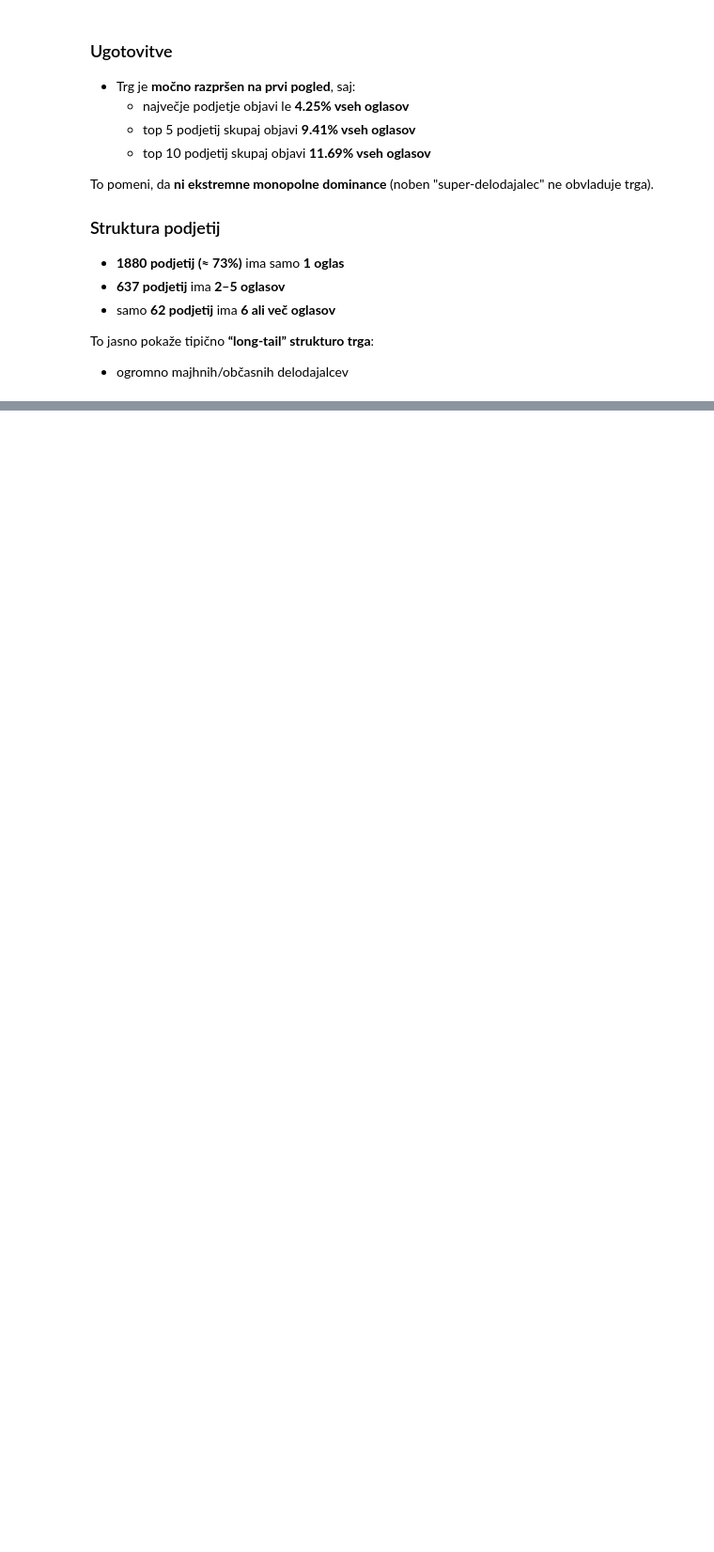
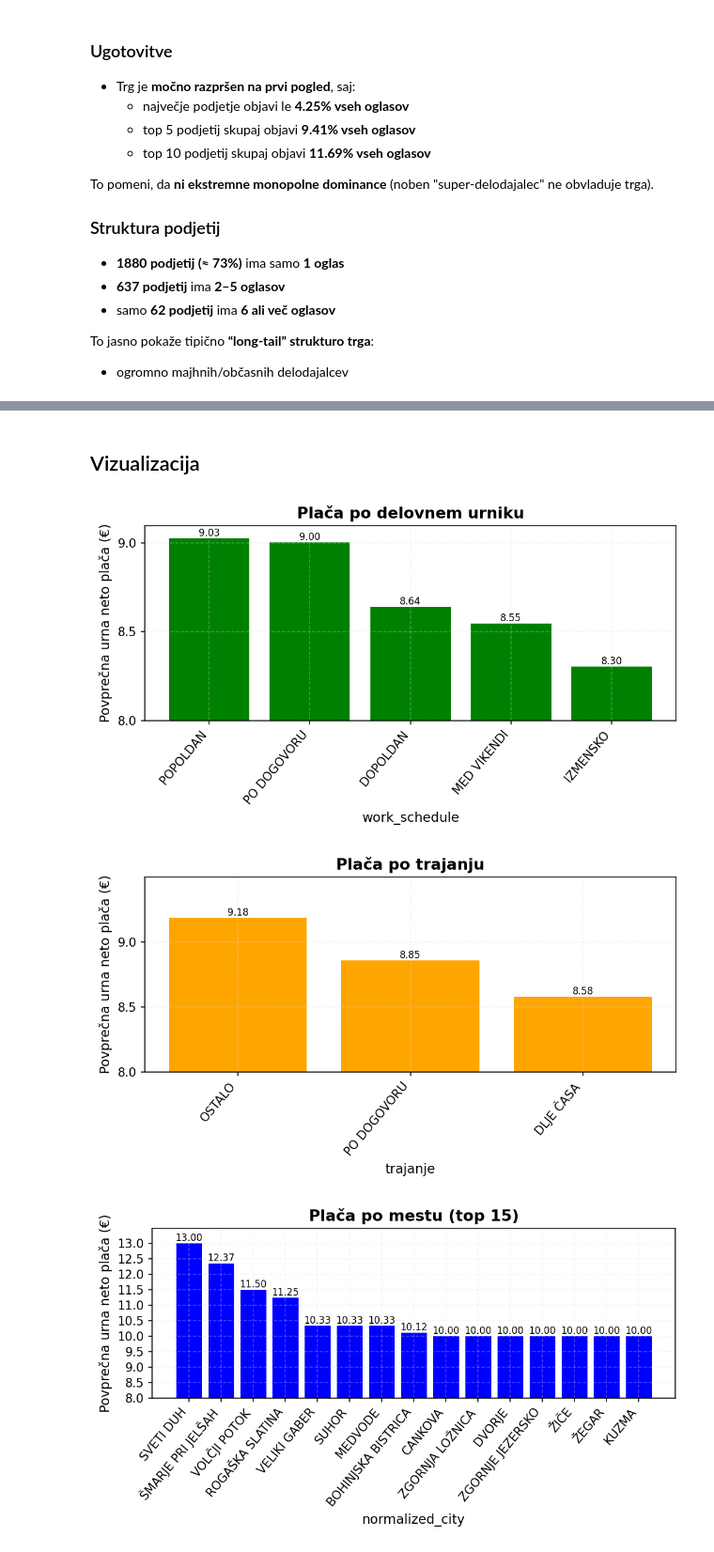
Before and after one commit to svenko99/PR2608, a Jupyter notebook: src/notebook/rezultati.ipynb, the cells around one changed output, grey strips where cells are left out. Shown at 94% size. Drawn from its saved outputs; the diff is of its cells as text; code cells hidden in the pictures; blank space fills up the shorter version.

```diff
--- a/src/notebook/rezultati.ipynb
+++ b/src/notebook/rezultati.ipynb
@@ -1244,0 +1473,48 @@ To jasno pokaže tipično **“long-tail” strukturo trga**:
+# %% [markdown]
+## Vizualizacija
+# %%
+import numpy as np
+def plot_bar(df, column, title, min_count=0, top_n=None, od=0, do=0, color="black"):
+    stats = avg_salary_by(df, column, min_count)
+
+    if top_n: # preverimo če smo dali kolikšno število celic želimo
+        stats = stats.head(top_n)
+
+    plt.figure()
+    bars = plt.bar(stats.index.astype(str), stats["Povprečje (€)"], color=color)
+
+    plt.title(title)
+    plt.ylabel("Povprečna urna neto plača (€)")
+    plt.xlabel(column)
+
+    plt.ylim(od, do)
+    plt.yticks(np.arange(od, do, 0.5))
+
+    plt.xticks(rotation=50, ha='right')
+
+    for bar in bars:# a vsak bar mu dodamo na vrh njegovo vrednost
+        height = bar.get_height()
+        plt.text(
+            bar.get_x() + bar.get_width()/2,
+            height,
+            f"{height:.2f}",
+            ha='center',
+            va='bottom',
+            fontsize=8
+        )
+
+    plt.tight_layout()
+    plt.show()
+
+
+plot_bar(data, 'work_schedule', "Plača po delovnem urniku", od=8, do=9.1, color="green")
+plot_bar(data, 'trajanje', "Plača po trajanju", od=8, do=9.5, color="orange")
+
+plot_bar(data, 'normalized_city', "Plača po mestu (top 15)", top_n=15, od=8, do=13.5, color="blue")
+plot_bar(data, 'normalized_region', "Plača po regijah", od=8, do=8.9, color="red")
+
+plot_bar(data, 'category', "Plača po kategorijah", od=8, do=10.5, color="yellow")
+# %% [output]
+[figure, added]
+[figure, added]
+[figure, added]
```
Also changed, not shown: parts of 21 cells of this notebook.
